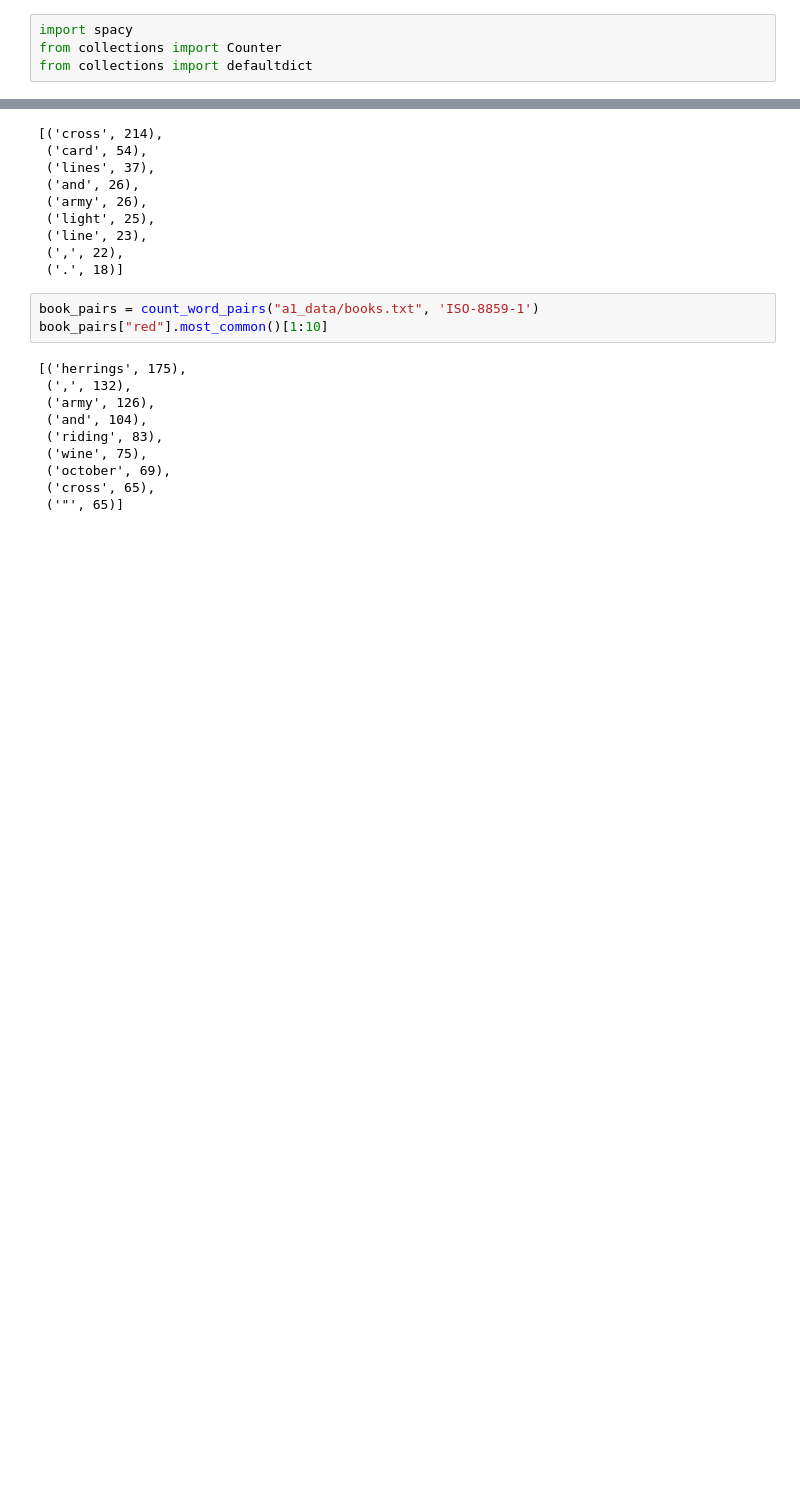
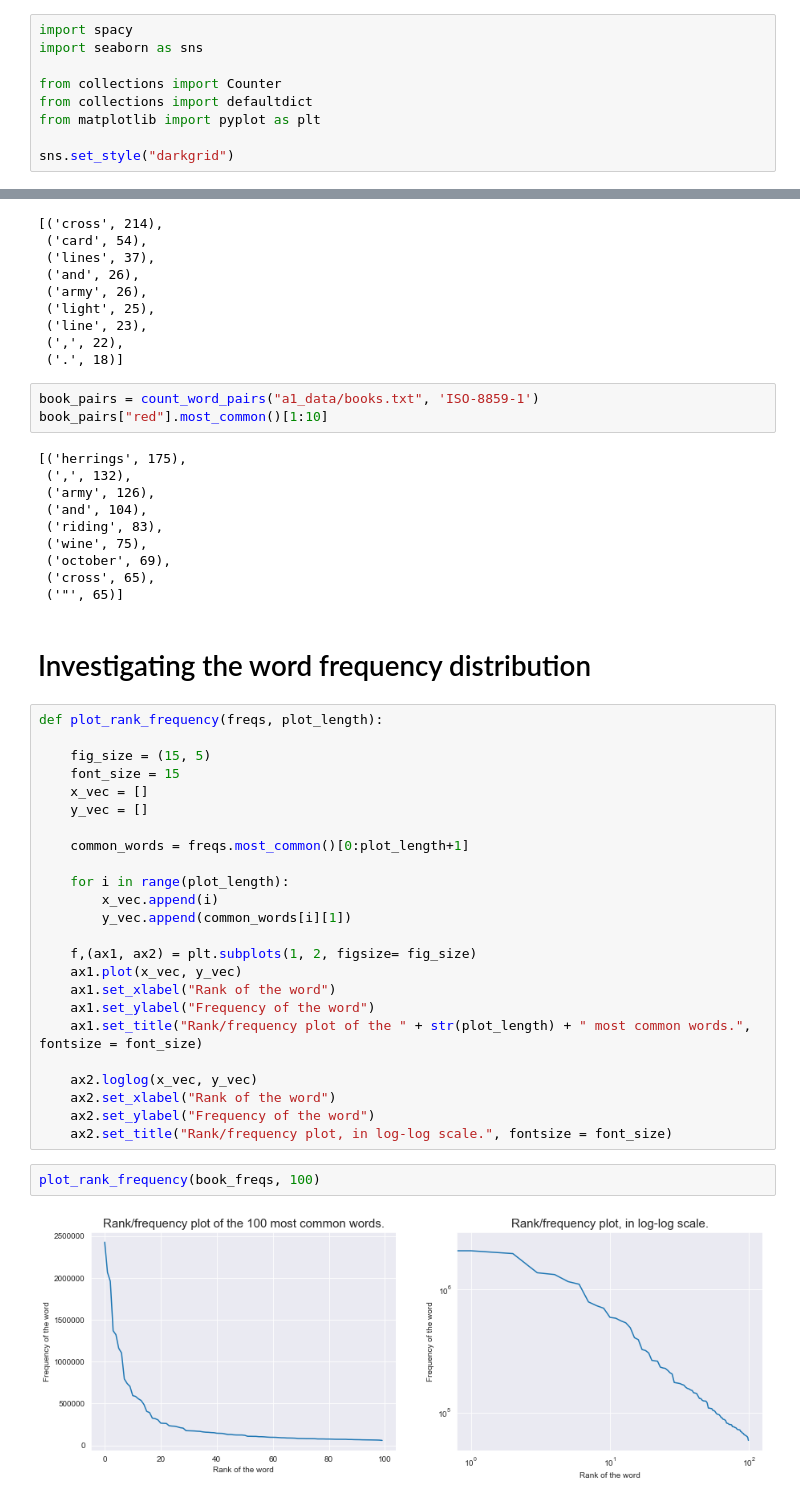
Before and after one commit to SaraNordin/NLP, a Jupyter notebook: Assignment1_Sara.ipynb, the cells around one changed output, grey strips where cells are left out. Saved outputs shown, nothing was run; the diff lists cells and outputs as text; blank space fills up the shorter version.

```diff
--- a/Assignment1_Sara.ipynb
+++ b/Assignment1_Sara.ipynb
@@ -1,7 +1,12 @@
 # %%
 import spacy
+import seaborn as sns
+
 from collections import Counter
 from collections import defaultdict
+from matplotlib import pyplot as plt
+
+sns.set_style("darkgrid")
 # %% [markdown]
 # Warmup: Computing word frequencies
 # %%
@@ -107,3 +112,33 @@ book_pairs["red"].most_common()[1:10]
  ('october', 69),
  ('cross', 65),
  ('"', 65)]
+# %% [markdown]
+# Investigating the word frequency distribution
+# %%
+def plot_rank_frequency(freqs, plot_length):
+
+    fig_size = (15, 5)
+    font_size = 15
+    x_vec = []
+    y_vec = []
+
+    common_words = freqs.most_common()[0:plot_length+1]
+
+    for i in range(plot_length):
+        x_vec.append(i)
+        y_vec.append(common_words[i][1])
+
+    f,(ax1, ax2) = plt.subplots(1, 2, figsize= fig_size)
+    ax1.plot(x_vec, y_vec)
+    ax1.set_xlabel("Rank of the word")
+    ax1.set_ylabel("Frequency of the word")
+    ax1.set_title("Rank/frequency plot of the " + str(plot_length) + " most common words.", fontsize = font_size)
+
+    ax2.loglog(x_vec, y_vec)
+    ax2.set_xlabel("Rank of the word")
+    ax2.set_ylabel("Frequency of the word")
+    ax2.set_title("Rank/frequency plot, in log-log scale.", fontsize = font_size)
+# %%
+plot_rank_frequency(book_freqs, 100)
+# %% [output]
+[figure, added]
```
Also changed, not shown: parts of 7 cells of this notebook.
